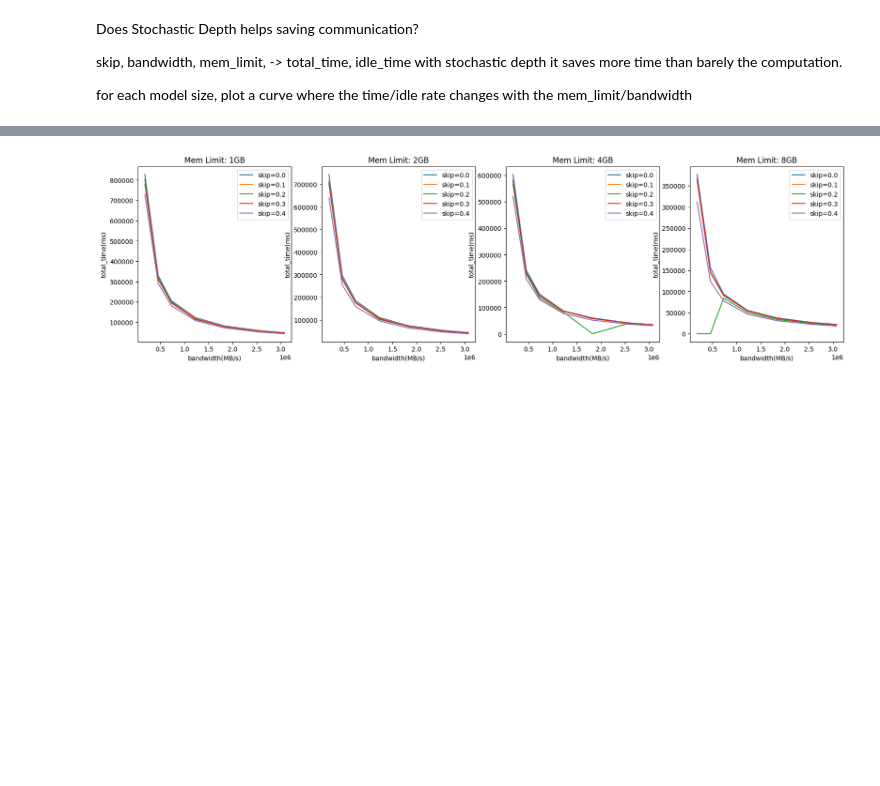
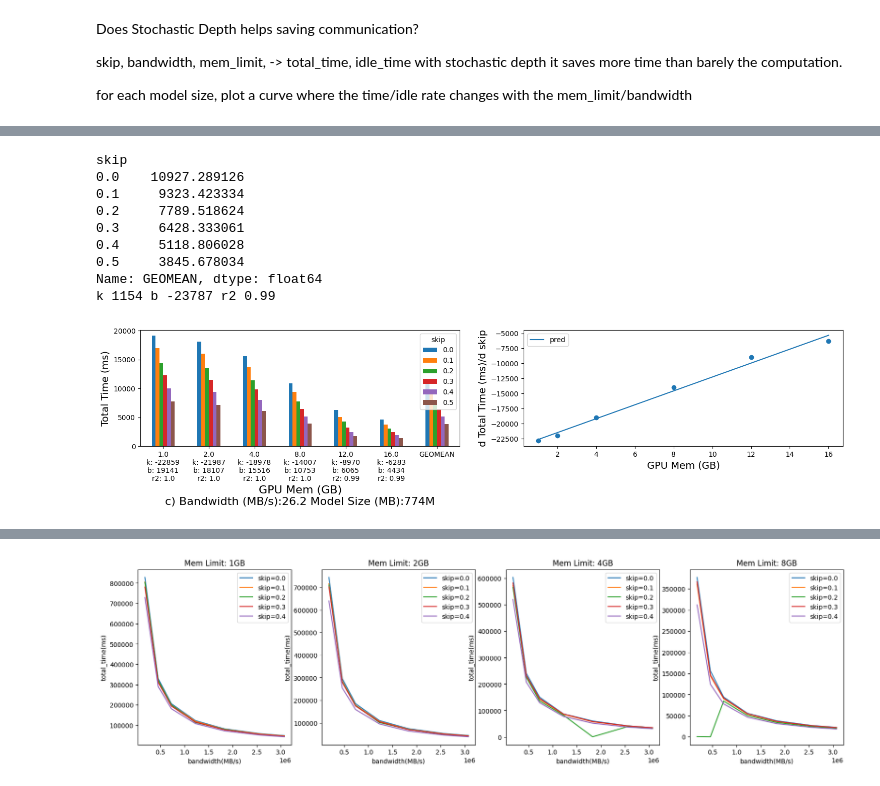
Before and after one commit to gulang2019/dynet-dao, a Jupyter notebook: dao/testing/dao-simulator/analysis.ipynb, the cells around one changed output, grey strips where cells are left out. Cells and saved outputs as stored; diff of their text form; code cells hidden in the pictures; blank space fills up the shorter version.

```diff
--- a/dao/testing/dao-simulator/analysis.ipynb
+++ b/dao/testing/dao-simulator/analysis.ipynb
@@ -82,0 +179,14 @@ best_allocation_strategy, best_eviction_strategy
+# %%
+fig, axes = plt.subplots(1, 2, figsize=(18, 3))
+draw_with_fixed_metric(axes[0], axes[1], 'total_time', 'mem_limit', {'bandwidth':26.2, 'model_size':'774M'}, prefix = 'c')
+# %% [output]
+skip
+0.0    10927.289126
+0.1     9323.423334
+0.2     7789.518624
+0.3     6428.333061
+0.4     5118.806028
+0.5     3845.678034
+Name: GEOMEAN, dtype: float64
+k 1154 b -23787 r2 0.99
+[figure, added]
```
Also changed, not shown: parts of 22 cells of this notebook, 8 other files.
